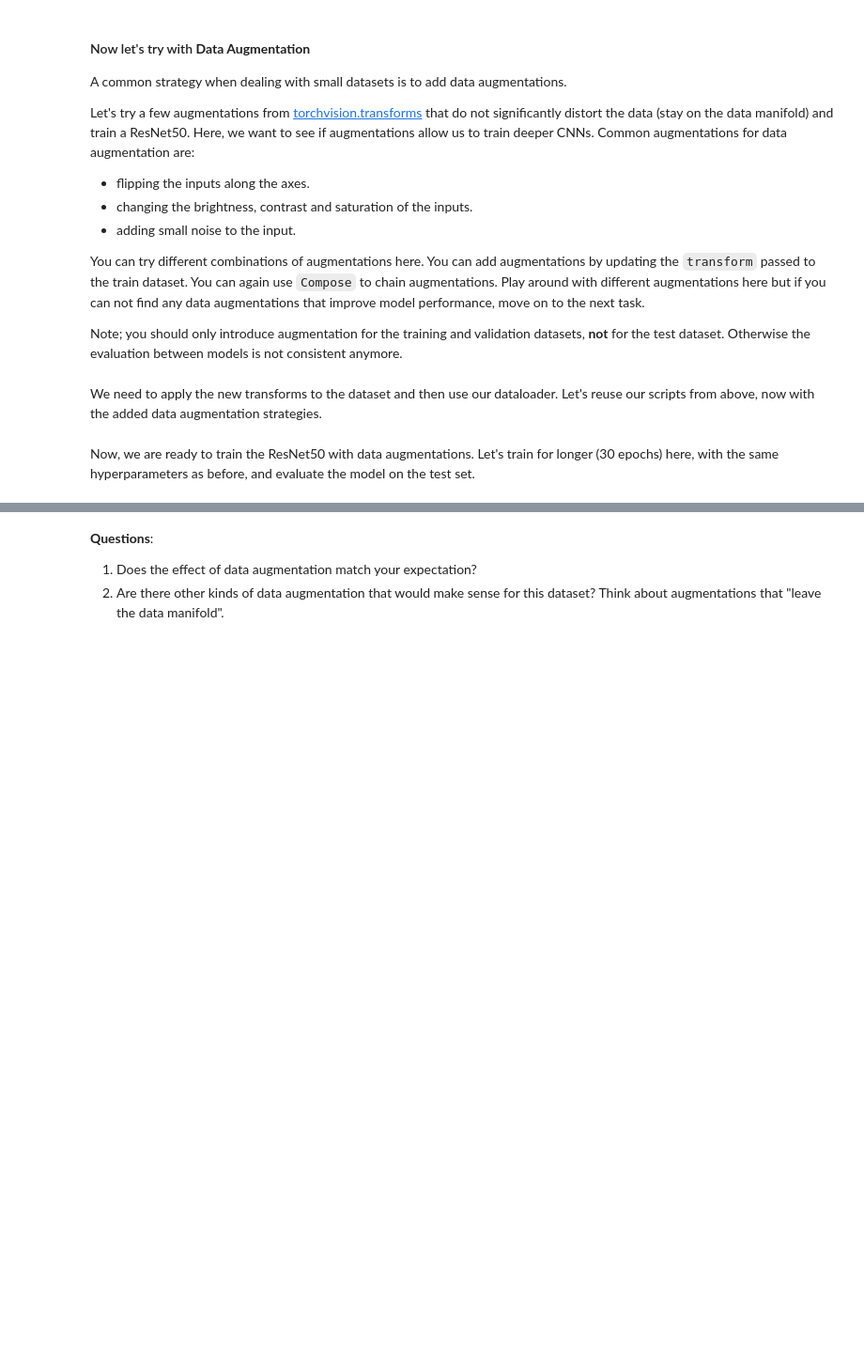
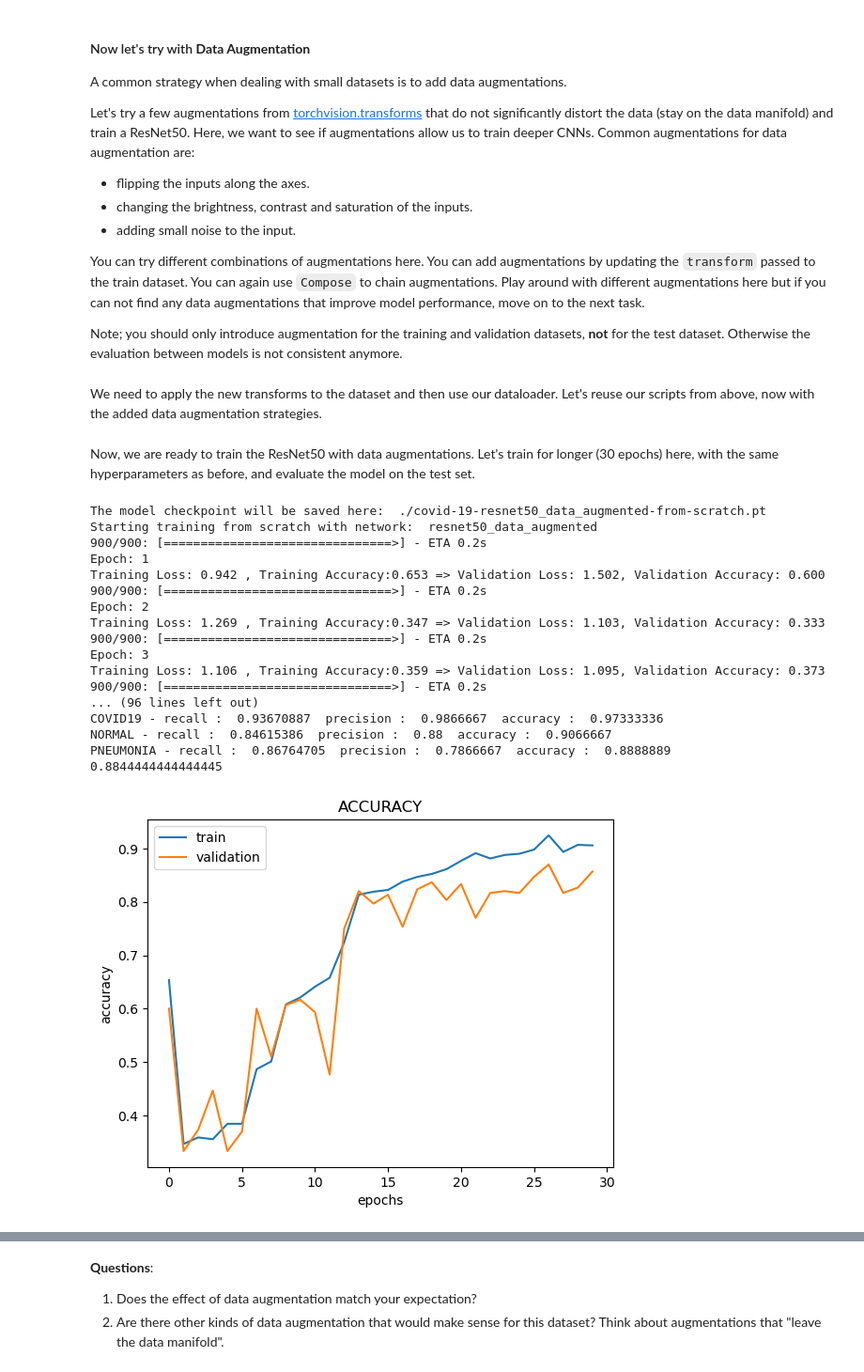
Before and after one commit to lhahner/deep-learning-computer-vision-exercises-wise-25, a Jupyter notebook: Ex3_2025.ipynb, the cells around one changed output, grey strips where cells are left out. Shown at 94% size. Cells and saved outputs as stored; diff of their text form; code cells hidden in the pictures; blank space fills up the shorter version.

```diff
--- a/Ex3_2025.ipynb
+++ b/Ex3_2025.ipynb
@@ -510,2 +584,18 @@ val_dataset = ...
+# %%
+from torch.utils.data import ConcatDataset
+
+transform_data_augmentation = get_transforms_augmentation(256,256)
+
+# Datasets
+train_dataset_augmented = datasets.ImageFolder(train_dir, transform=transform_data_augmentation)
+val_dataset_augmented = datasets.ImageFolder(val_dir, transform=transform_data_augmentation)
+
+# Combine the datasets using ConcatDataset
+full_train_dataset = ConcatDataset([train_dataset, train_dataset_augmented])
+full_val_dataset = ConcatDataset([val_dataset, val_dataset_augmented])
+
+# Dataloaders
+train_loader = DataLoader(full_train_dataset, batch_size=batch_size, shuffle=True)
+val_loader = DataLoader(full_val_dataset, batch_size=batch_size, shuffle=False)
 # %% [markdown]
 Now, we are ready to train the ResNet50 with data augmentations. Let's train for longer (30 epochs) here, with the same hyperparameters as before, and evaluate the model on the test set.
@@ -513,0 +602,61 @@ Now, we are ready to train the ResNet50 with data augmentations. Let's train for
+# %%
+# TODO: YOUR SOLUTION HERE
+torch.cuda.empty_cache()
+
+# ResNet50
+model = torchvision.models.resnet50()
+model.fc = nn.Linear(2048, 3)
+model.to(device)
+
+# Let's define the checkpoint name where the specific model checkpoint will be saved
+model_name = 'resnet50_data_augmented'
+checkpoint_name = f'covid-19-{model_name}-from-scratch.pt'
+checkpoint_path = os.path.join(root_dir, checkpoint_name)
+print("The model checkpoint will be saved here: ", checkpoint_path)
+
+print("Starting training from scratch with network: ", model_name)
+
+criterion = nn.CrossEntropyLoss()  # loss function
+optimizer = torch.optim.AdamW(model.parameters(),lr=lr)  # optimizer
+scheduler = optim.lr_scheduler.ReduceLROnPlateau(optimizer)
+
+early_stopping = utils.EarlyStopping(checkpoint_path=checkpoint_path,patience=patience)
+
+num_epochs = 30
+
+accuracy, val_accuracy, losses, val_losses = utils.run_training(train_loader, val_loader, model, num_epochs, criterion, optimizer, scheduler=scheduler, early_stopping=early_stopping, device=device)
+
+utils.get_metric_plots(accuracy, val_accuracy, "accuracy")
+
+utils.get_metric_plots(losses,val_losses, "loss")
+
+model.load_state_dict(torch.load(checkpoint_path, weights_only=True))
+
+correct, total = utils.test_evaluation(model, test_loader, device)
+print(f'Accuracy of {checkpoint_path} on the Test Images: %d %%' % (100 * correct / total))
+results[model_name] = 100 * correct / total
+
+cm = utils.get_confusion_matrix(classes, test_loader,model, device)
+
+utils.check_precision_recall_accuracy(cm, classes)
+
+utils.visualize_confusion_matrix(cm, classes, correct, total)
+# %% [output]
+The model checkpoint will be saved here:  ./covid-19-resnet50_data_augmented-from-scratch.pt
+Starting training from scratch with network:  resnet50_data_augmented
+900/900: [===============================>] - ETA 0.2s
+Epoch: 1
+Training Loss: 0.942 , Training Accuracy:0.653 => Validation Loss: 1.502, Validation Accuracy: 0.600
+900/900: [===============================>] - ETA 0.2s
+Epoch: 2
+Training Loss: 1.269 , Training Accuracy:0.347 => Validation Loss: 1.103, Validation Accuracy: 0.333
+900/900: [===============================>] - ETA 0.2s
+Epoch: 3
+Training Loss: 1.106 , Training Accuracy:0.359 => Validation Loss: 1.095, Validation Accuracy: 0.373
+900/900: [===============================>] - ETA 0.2s
+... (96 lines left out)
+COVID19 - recall :  0.93670887  precision :  0.9866667  accuracy :  0.97333336
+NORMAL - recall :  0.84615386  precision :  0.88  accuracy :  0.9066667
+PNEUMONIA - recall :  0.86764705  precision :  0.7866667  accuracy :  0.8888889
+0.8844444444444445
+[figure, added]
```
Also changed, not shown: parts of 19 cells of this notebook, 1 other file.
